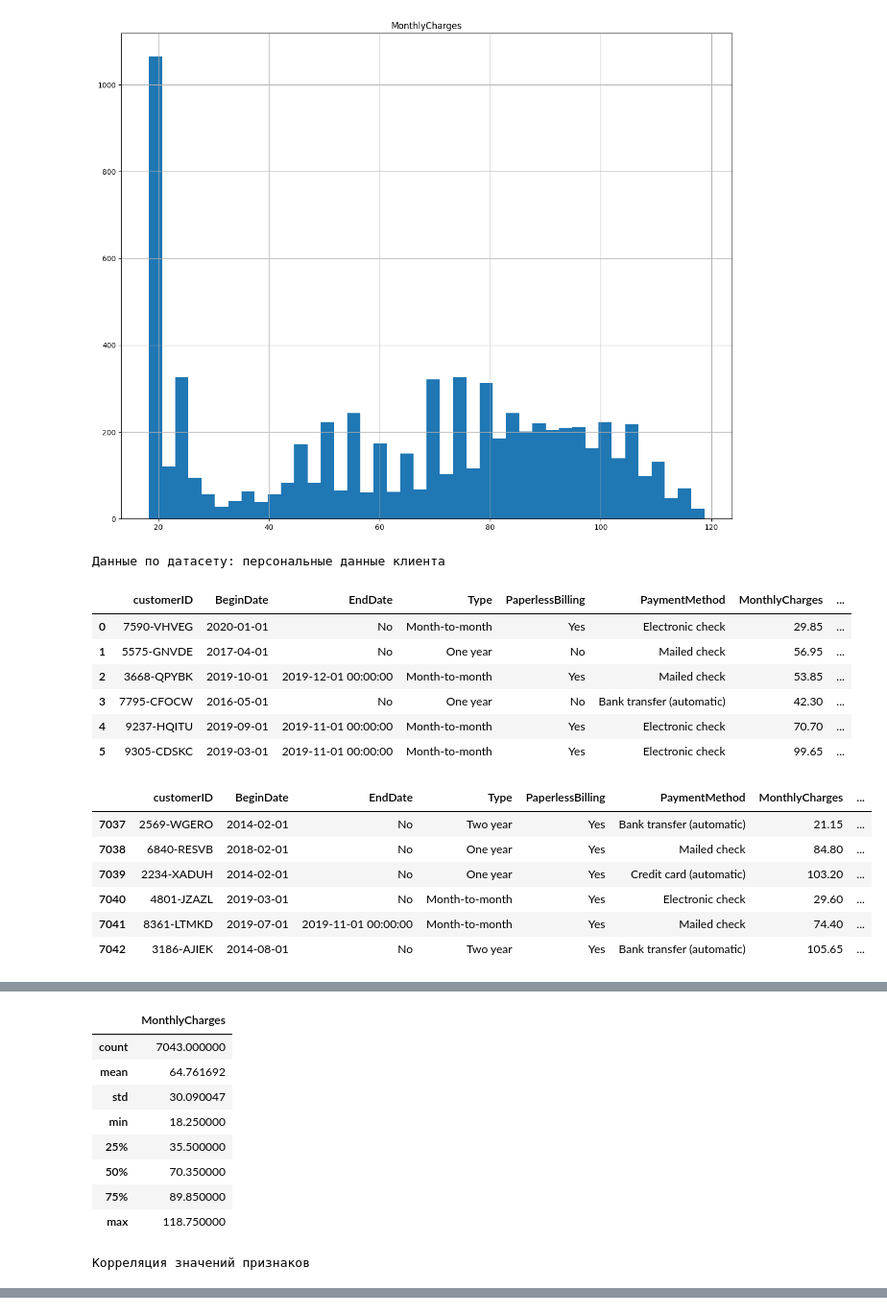
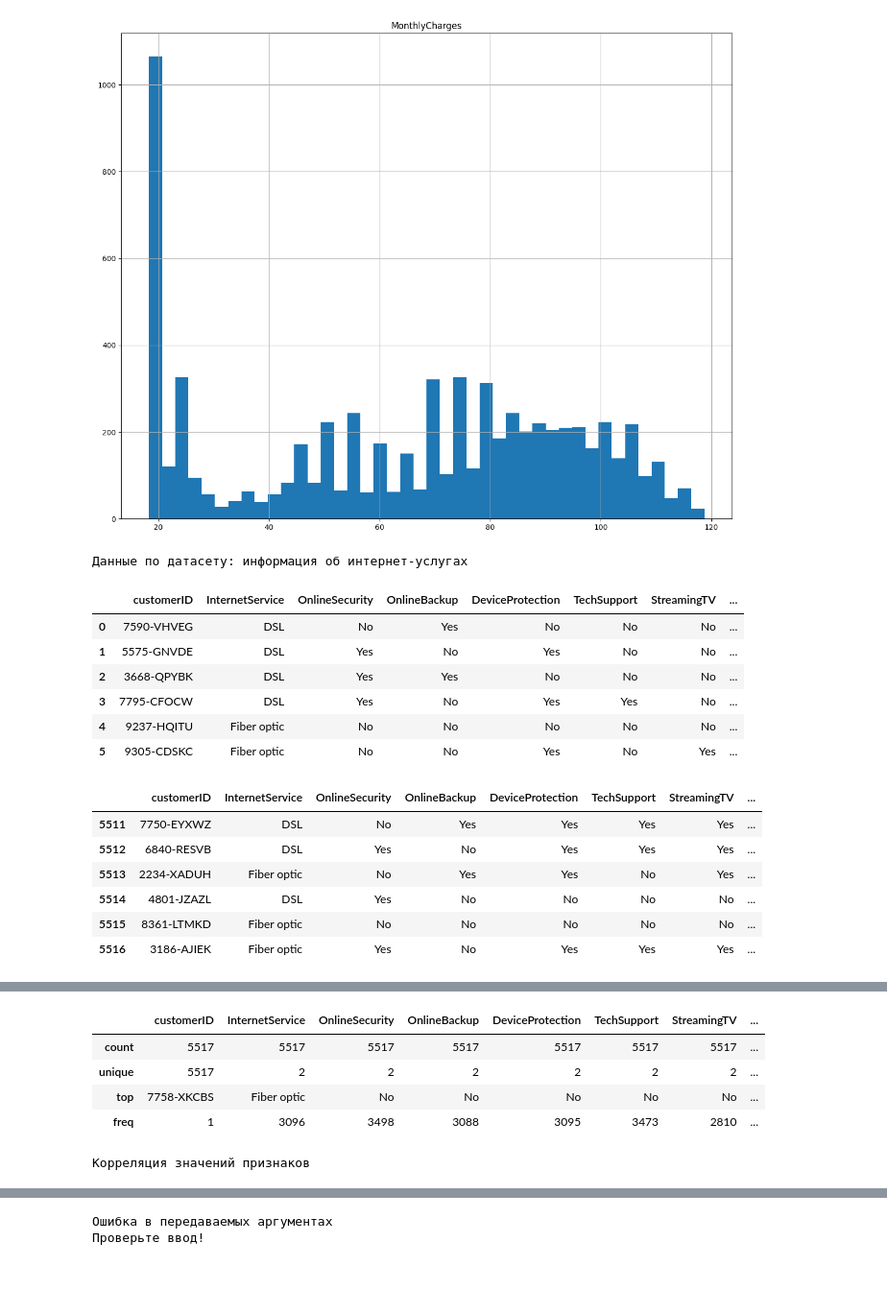
Before and after one commit to oxytwtr/20_ML_Telecom_customer_loss, a Jupyter notebook: 20_ML_Telecom_customer_loss.ipynb, the cells around one changed output, grey strips where cells are left out. Shown at 96% size. Saved outputs shown, nothing was run; the diff lists cells and outputs as text; code cells hidden in the pictures; blank space fills up the shorter version.

```diff
--- a/20_ML_Telecom_customer_loss.ipynb
+++ b/20_ML_Telecom_customer_loss.ipynb
@@ -76,0 +89,7 @@ import pandas as pd
+# %%
+# СЛУЖЕБНОЕ Ячейка с c начальными настройками библиотек и Python
+
+pd.set_option('display.max_columns', 50)
+pd.set_option('display.max_rows', 50)
+pd.options.mode.chained_assignment = None
+warnings.filterwarnings('ignore')
@@ -112,8 +170,3 @@ def first_info(dataframe, data_title='Неопознанный набор дан
 
     except:
         print(f'Ошибка в передаваемых аргументах\nПроверьте ввод!')
-# %%
-ds_contract = pd.read_csv('../datasets/final_provider/contract.csv')
-ds_internet = pd.read_csv('../datasets/final_provider/internet.csv')
-ds_personal = pd.read_csv('../datasets/final_provider/personal.csv')
-ds_phone = pd.read_csv('../datasets/final_provider/phone.csv')
@@ -120,3 +185,23 @@ ds_phone = pd.read_csv('../datasets/final_provider/phone.csv')
+# %%
+try:
+    ds_contract = pd.read_csv(DATASET_PATH['contract'][0])
+except:
+    ds_contract = pd.read_csv(DATASET_PATH['contract'][1])
+
+try:
+    ds_internet = pd.read_csv(DATASET_PATH['internet'][0])
+except:
+    ds_internet = pd.read_csv(DATASET_PATH['internet'][1])
+
+try:
+    ds_personal = pd.read_csv(DATASET_PATH['personal'][0])
+except:
+    ds_personal = pd.read_csv(DATASET_PATH['personal'][1])
+
+try:
+    ds_phone = pd.read_csv(DATASET_PATH['phone'][0])
+except:
+    ds_phone = pd.read_csv(DATASET_PATH['phone'][1])
 # %%
 first_info(ds_contract, 'информация о договоре')
 # %% [output]
@@ -166,21 +251,21 @@ memory usage: 440.3+ KB
 | MonthlyCharges | 1.0 |
 [figure]
 # %%
-first_info(ds_contract, 'персональные данные клиента')
+first_info(ds_internet, 'информация об интернет-услугах')
 # %% [output]
-Данные по датасету: персональные данные клиента
+Данные по датасету: информация об интернет-услугах
-|  | customerID | BeginDate | EndDate | Type | PaperlessBilling | PaymentMethod | MonthlyCharges | ... |
-| 0 | 7590-VHVEG | 2020-01-01 | No | Month-to-month | Yes | Electronic check | 29.85 | ... |
-| 1 | 5575-GNVDE | 2017-04-01 | No | One year | No | Mailed check | 56.95 | ... |
-| 2 | 3668-QPYBK | 2019-10-01 | 2019-12-01 00:00:00 | Month-to-month | Yes | Mailed check | 53.85 | ... |
-| 3 | 7795-CFOCW | 2016-05-01 | No | One year | No | Bank transfer (automatic) | 42.30 | ... |
-| 4 | 9237-HQITU | 2019-09-01 | 2019-11-01 00:00:00 | Month-to-month | Yes | Electronic check | 70.70 | ... |
-| 5 | 9305-CDSKC | 2019-03-01 | 2019-11-01 00:00:00 | Month-to-month | Yes | Electronic check | 99.65 | ... |
+|  | customerID | InternetService | OnlineSecurity | OnlineBackup | DeviceProtection | TechSupport | StreamingTV | ... |
+| 0 | 7590-VHVEG | DSL | No | Yes | No | No | No | ... |
+| 1 | 5575-GNVDE | DSL | Yes | No | Yes | No | No | ... |
+| 2 | 3668-QPYBK | DSL | Yes | Yes | No | No | No | ... |
+| 3 | 7795-CFOCW | DSL | Yes | No | Yes | Yes | No | ... |
+| 4 | 9237-HQITU | Fiber optic | No | No | No | No | No | ... |
+| 5 | 9305-CDSKC | Fiber optic | No | No | Yes | No | Yes | ... |
-|  | customerID | BeginDate | EndDate | Type | PaperlessBilling | PaymentMethod | MonthlyCharges | ... |
-| 7037 | 2569-WGERO | 2014-02-01 | No | Two year | Yes | Bank transfer (automatic) | 21.15 | ... |
-| 7038 | 6840-RESVB | 2018-02-01 | No | One year | Yes | Mailed check | 84.80 | ... |
-| 7039 | 2234-XADUH | 2014-02-01 | No | One year | Yes | Credit card (automatic) | 103.20 | ... |
-| 7040 | 4801-JZAZL | 2019-03-01 | No | Month-to-month | Yes | Electronic check | 29.60 | ... |
-| 7041 | 8361-LTMKD | 2019-07-01 | 2019-11-01 00:00:00 | Month-to-month | Yes | Mailed check | 74.40 | ... |
-| 7042 | 3186-AJIEK | 2014-08-01 | No | Two year | Yes | Bank transfer (automatic) | 105.65 | ... |
+|  | customerID | InternetService | OnlineSecurity | OnlineBackup | DeviceProtection | TechSupport | StreamingTV | ... |
+| 5511 | 7750-EYXWZ | DSL | No | Yes | Yes | Yes | Yes | ... |
+| 5512 | 6840-RESVB | DSL | Yes | No | Yes | Yes | Yes | ... |
+| 5513 | 2234-XADUH | Fiber optic | No | Yes | Yes | No | Yes | ... |
+| 5514 | 4801-JZAZL | DSL | Yes | No | No | No | No | ... |
+| 5515 | 8361-LTMKD | Fiber optic | No | No | No | No | No | ... |
+| 5516 | 3186-AJIEK | Fiber optic | Yes | No | Yes | Yes | Yes | ... |
 <class 'pandas.core.frame.DataFrame'>
@@ -201,12 +286,8 @@ memory usage: 440.3+ KB
 
 Описательная статистика датасета:
-|  | MonthlyCharges |
-| count | 7043.000000 |
-| mean | 64.761692 |
-| std | 30.090047 |
-| min | 18.250000 |
-| 25% | 35.500000 |
-| 50% | 70.350000 |
-| 75% | 89.850000 |
-| max | 118.750000 |
+|  | customerID | InternetService | OnlineSecurity | OnlineBackup | DeviceProtection | TechSupport | StreamingTV | ... |
+| count | 5517 | 5517 | 5517 | 5517 | 5517 | 5517 | 5517 | ... |
+| unique | 5517 | 2 | 2 | 2 | 2 | 2 | 2 | ... |
+| top | 7758-XKCBS | Fiber optic | No | No | No | No | No | ... |
+| freq | 1 | 3096 | 3498 | 3088 | 3095 | 3473 | 2810 | ... |
 Корреляция значений признаков
@@ -216 +295,3 @@ memory usage: 440.3+ KB
+Ошибка в передаваемых аргументах
+Проверьте ввод!
 # %%
```
Also changed, not shown: parts of 29 cells of this notebook.
